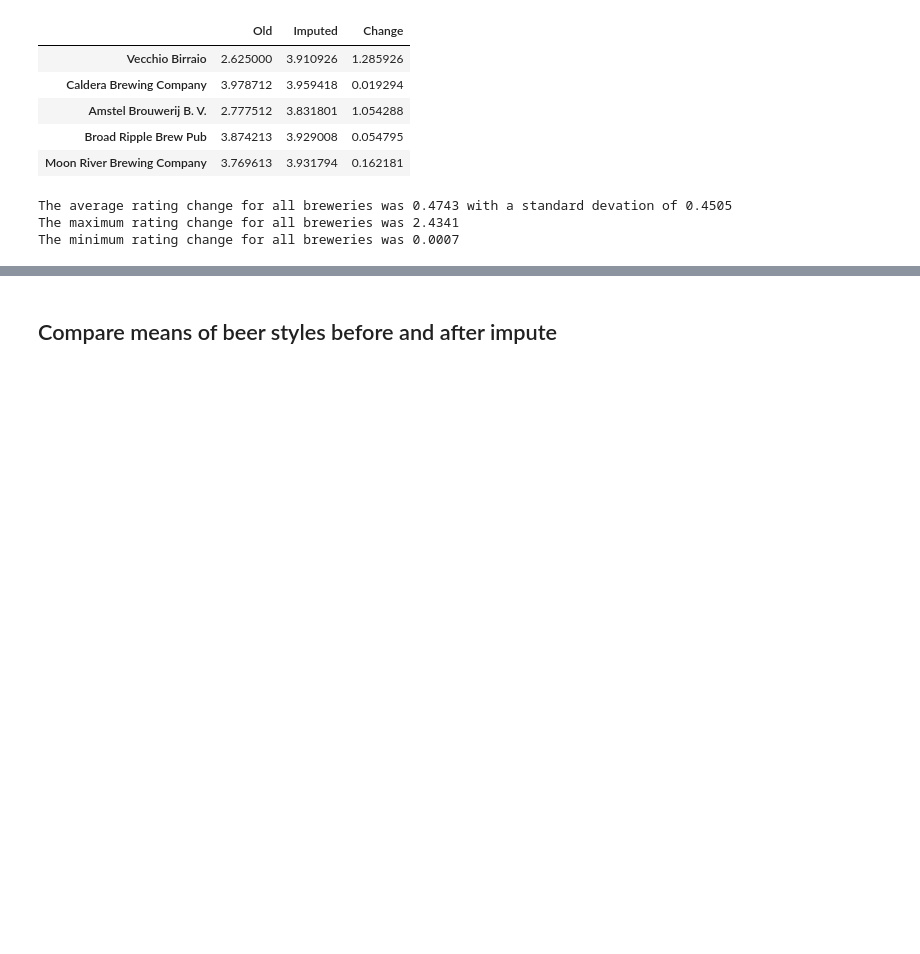
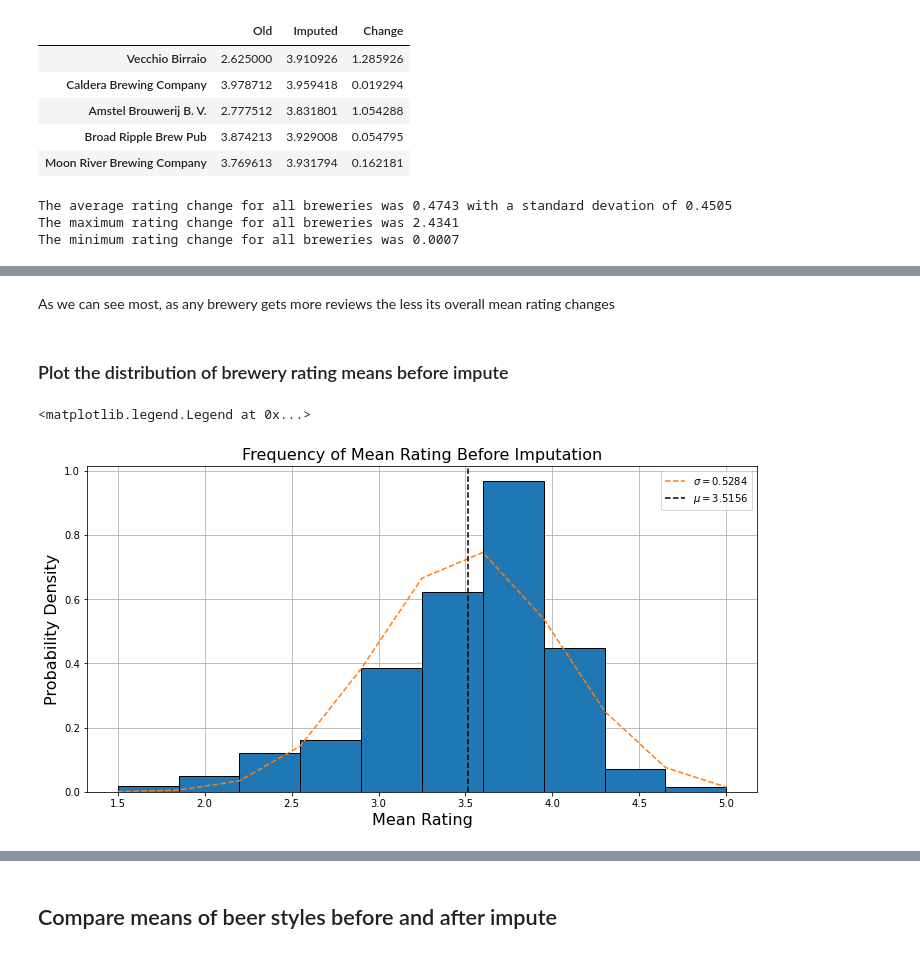
Before and after one commit to wfulton98/Final-Project, a Jupyter notebook: Beer Recommender System.ipynb, the cells around one changed output, grey strips where cells are left out. Saved outputs shown, nothing was run; the diff lists cells and outputs as text; code cells hidden in the pictures; blank space fills up the shorter version.

```diff
--- a/Beer Recommender System.ipynb
+++ b/Beer Recommender System.ipynb
@@ -447,0 +464,25 @@ The minimum rating change for all breweries was 0.0007
+# %% [markdown]
+As we can see most, as any brewery gets more reviews the less its overall mean rating changes
+# %% [markdown]
+### Plot the distribution of brewery rating means before impute
+# %%
+old = df_brewery_mean['Old']
+sigma = np.std(old)
+
+plt.figure(figsize=(12,6))
+n, bins, patches = plt.hist(old, zorder=2, edgecolor='k', density=True)
+
+#add a 'best fit' line
+y = ((1 / (np.sqrt(2 * np.pi) * sigma)) *
+     np.exp(-0.5 * (1 / sigma * (bins - old.mean()))**2))
+
+plt.plot(bins, y, '--', label=r'$\sigma={}$'.format(np.round(sigma, 4)))
+plt.axvline(old.mean(), zorder=2, color='k', linestyle='dashed', label=r'$\mu={}$'.format(np.round(old.mean(), 4)))
+plt.title("Frequency of Mean Rating Before Imputation", fontsize=16)
+plt.xlabel("Mean Rating", fontsize=16)
+plt.ylabel("Probability Density", fontsize=16)
+plt.grid(zorder=0)
+plt.legend()
+# %% [output]
+<matplotlib.legend.Legend at 0x...>
+[figure, added]
```
Also changed, not shown: parts of 14 cells of this notebook.
